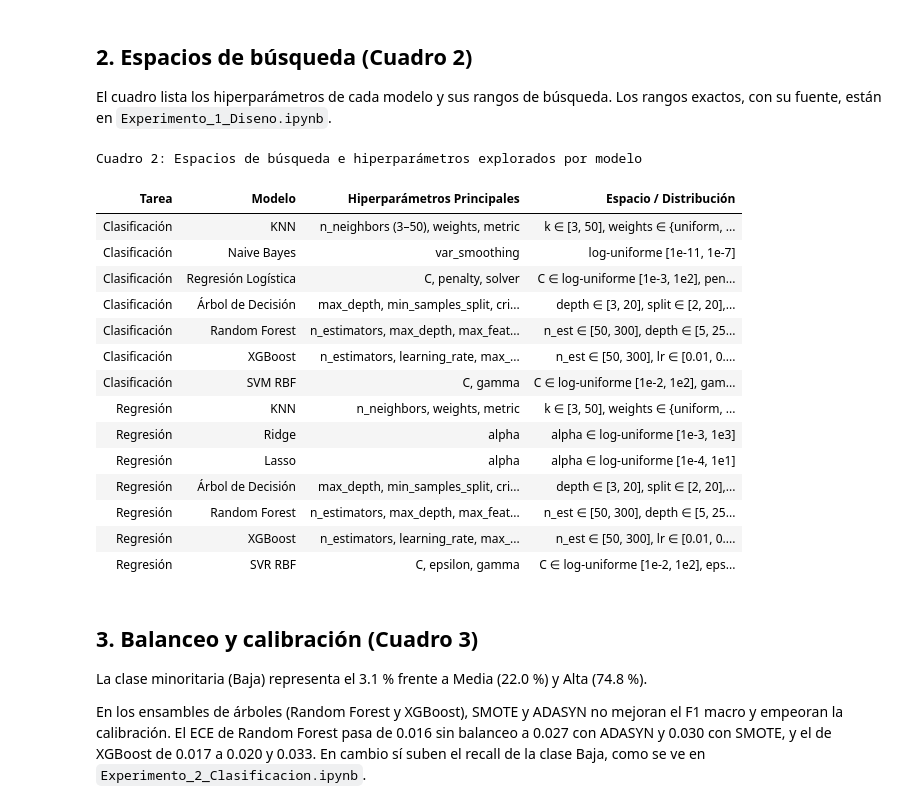
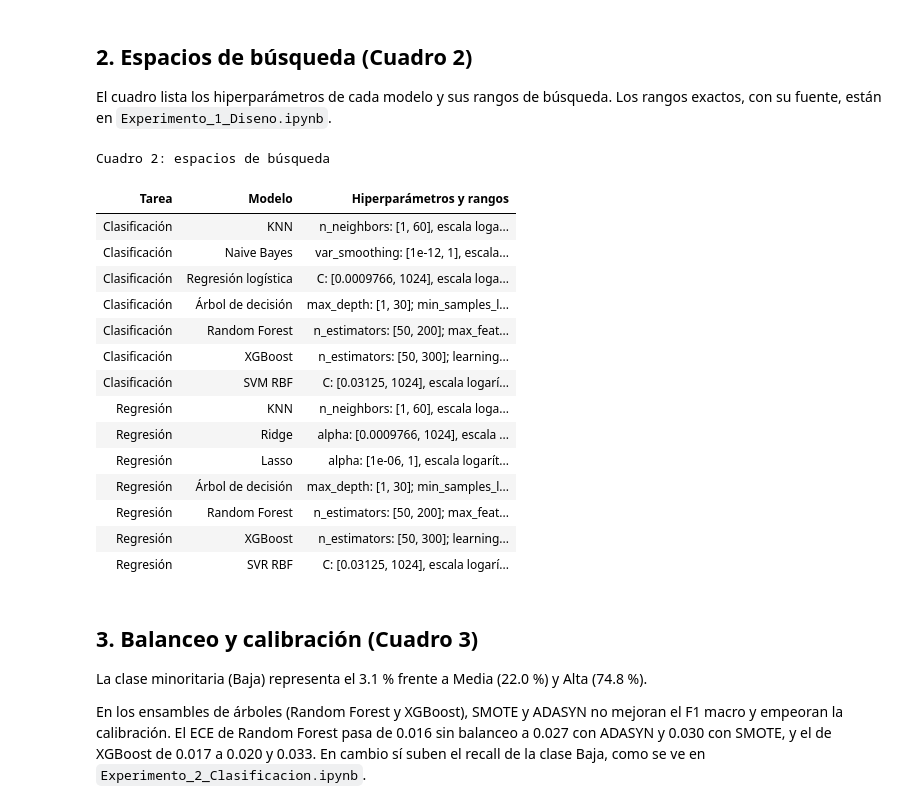
Before and after one commit to AlexT09/ModelSolar, a Jupyter notebook: ml presentación/proceso/Resumen_Final.ipynb, the cells around one changed output. Saved outputs shown, nothing was run; the diff lists cells and outputs as text; code cells hidden in the pictures.

```diff
--- a/ml presentación/proceso/Resumen_Final.ipynb
+++ b/ml presentación/proceso/Resumen_Final.ipynb
@@ -70,42 +89,43 @@ Cuadro 1: Desglose de combinaciones en el pipeline experimental
 
 El cuadro lista los hiperparámetros de cada modelo y sus rangos de búsqueda. Los rangos exactos, con su fuente, están en `Experimento_1_Diseno.ipynb`.
 # %%
-# Cuadro 2: Espacios de búsqueda e hiperparámetros por modelo
-cuadro_2_data = [
-    {"Tarea": "Clasificación", "Modelo": "KNN", "Hiperparámetros Principales": "n_neighbors (3–50), weights, metric", "Espacio / Distribución": "k ∈ [3, 50], weights ∈ {uniform, distance}, metric ∈ {euclidean, manhattan}"},
-    {"Tarea": "Clasificación", "Modelo": "Naive Bayes", "Hiperparámetros Principales": "var_smoothing", "Espacio / Distribución": "log-uniforme [1e-11, 1e-7]"},
-    {"Tarea": "Clasificación", "Modelo": "Regresión Logística", "Hiperparámetros Principales": "C, penalty, solver", "Espacio / Distribución": "C ∈ log-uniforme [1e-3, 1e2], penalty ∈ {l1, l2}, solver ∈ {saga, liblinear}"},
-    {"Tarea": "Clasificación", "Modelo": "Árbol de Decisión", "Hiperparámetros Principales": "max_depth, min_samples_split, criterion", "Espacio / Distribución": "depth ∈ [3, 20], split ∈ [2, 20], criterion ∈ {gini, entropy}"},
-    {"Tarea": "Clasificación", "Modelo": "Random Forest", "Hiperparámetros Principales": "n_estimators, max_depth, max_features", "Espacio / Distribución": "n_est ∈ [50, 300], depth ∈ [5, 25], features ∈ {sqrt, log2}"},
-    {"Tarea": "Clasificación", "Modelo": "XGBoost", "Hiperparámetros Principales": "n_estimators, learning_rate, max_depth, subsample", "Espacio / Distribución": "n_est ∈ [50, 300], lr ∈ [0.01, 0.3], depth ∈ [3, 10], subsample ∈ [0.6, 1.0]"},
-    {"Tarea": "Clasificación", "Modelo": "SVM RBF", "Hiperparámetros Principales": "C, gamma", "Espacio / Distribución": "C ∈ log-uniforme [1e-2, 1e2], gamma ∈ {scale, auto, log-uniforme [1e-3, 1]}"},
-    {"Tarea": "Regresión", "Modelo": "KNN", "Hiperparámetros Principales": "n_neighbors, weights, metric", "Espacio / Distribución": "k ∈ [3, 50], weights ∈ {uniform, distance}, metric ∈ {euclidean, manhattan}"},
-    {"Tarea": "Regresión", "Modelo": "Ridge", "Hiperparámetros Principales": "alpha", "Espacio / Distribución": "alpha ∈ log-uniforme [1e-3, 1e3]"},
-    {"Tarea": "Regresión", "Modelo": "Lasso", "Hiperparámetros Principales": "alpha", "Espacio / Distribución": "alpha ∈ log-uniforme [1e-4, 1e1]"},
-    {"Tarea": "Regresión", "Modelo": "Árbol de Decisión", "Hiperparámetros Principales": "max_depth, min_samples_split, criterion", "Espacio / Distribución": "depth ∈ [3, 20], split ∈ [2, 20], criterion ∈ {squared_error, friedman_mse}"},
-    {"Tarea": "Regresión", "Modelo": "Random Forest", "Hiperparámetros Principales": "n_estimators, max_depth, max_features", "Espacio / Distribución": "n_est ∈ [50, 300], depth ∈ [5, 25], features ∈ {sqrt, 1.0}"},
-    {"Tarea": "Regresión", "Modelo": "XGBoost", "Hiperparámetros Principales": "n_estimators, learning_rate, max_depth, subsample", "Espacio / Distribución": "n_est ∈ [50, 300], lr ∈ [0.01, 0.3], depth ∈ [3, 10], colsample ∈ [0.6, 1.0]"},
-    {"Tarea": "Regresión", "Modelo": "SVR RBF", "Hiperparámetros Principales": "C, epsilon, gamma", "Espacio / Distribución": "C ∈ log-uniforme [1e-2, 1e2], epsilon ∈ [0.01, 0.5], gamma ∈ {scale, auto}"}
-]
-cuadro_2 = pd.DataFrame(cuadro_2_data)
-display(cuadro_2.style.set_caption("Cuadro 2: Espacios de búsqueda e hiperparámetros explorados por modelo").hide(axis='index'))
+# Cuadro 2: espacios de búsqueda de cada modelo, leídos de la definición del experimento
+from src import models
+
+def describe(spec):
+    if spec[0] == "cat":
+        return "{" + ", ".join(map(str, spec[1])) + "}"
+    num = lambda x: str(int(x)) if float(x).is_integer() else f"{x:.4g}"
+    return f"[{num(spec[1])}, {num(spec[2])}]" + (", escala logarítmica" if spec[3] else "")
+
+filas = []
+for tarea, nombre in [("clf", "Clasificación"), ("reg", "Regresión")]:
+    for modelo in models.MODELOS[tarea]:
+        espacio = models.ESPACIOS[tarea][modelo]
+        filas.append({
+            "Tarea": nombre,
+            "Modelo": modelo,
+            "Hiperparámetros y rangos": "; ".join(f"{p}: {describe(s)}" for p, s in espacio.items()),
+        })
+cuadro_2 = pd.DataFrame(filas)
+display(cuadro_2.style.set_caption("Cuadro 2: espacios de búsqueda").hide(axis='index'))
 # %% [output]
-Cuadro 2: Espacios de búsqueda e hiperparámetros explorados por modelo
+Cuadro 2: espacios de búsqueda
-| Tarea | Modelo | Hiperparámetros Principales | Espacio / Distribución |
-| Clasificación | KNN | n_neighbors (3–50), weights, metric | k ∈ [3, 50], weights ∈ {uniform, ... |
-| Clasificación | Naive Bayes | var_smoothing | log-uniforme [1e-11, 1e-7] |
-| Clasificación | Regresión Logística | C, penalty, solver | C ∈ log-uniforme [1e-3, 1e2], pen... |
-| Clasificación | Árbol de Decisión | max_depth, min_samples_split, cri... | depth ∈ [3, 20], split ∈ [2, 20],... |
-| Clasificación | Random Forest | n_estimators, max_depth, max_feat... | n_est ∈ [50, 300], depth ∈ [5, 25... |
-| Clasificación | XGBoost | n_estimators, learning_rate, max_... | n_est ∈ [50, 300], lr ∈ [0.01, 0.... |
-| Clasificación | SVM RBF | C, gamma | C ∈ log-uniforme [1e-2, 1e2], gam... |
-| Regresión | KNN | n_neighbors, weights, metric | k ∈ [3, 50], weights ∈ {uniform, ... |
-| Regresión | Ridge | alpha | alpha ∈ log-uniforme [1e-3, 1e3] |
-| Regresión | Lasso | alpha | alpha ∈ log-uniforme [1e-4, 1e1] |
-| Regresión | Árbol de Decisión | max_depth, min_samples_split, cri... | depth ∈ [3, 20], split ∈ [2, 20],... |
-| Regresión | Random Forest | n_estimators, max_depth, max_feat... | n_est ∈ [50, 300], depth ∈ [5, 25... |
-| Regresión | XGBoost | n_estimators, learning_rate, max_... | n_est ∈ [50, 300], lr ∈ [0.01, 0.... |
-| Regresión | SVR RBF | C, epsilon, gamma | C ∈ log-uniforme [1e-2, 1e2], eps... |
+| Tarea | Modelo | Hiperparámetros y rangos |
+| Clasificación | KNN | n_neighbors: [1, 60], escala loga... |
+| Clasificación | Naive Bayes | var_smoothing: [1e-12, 1], escala... |
+| Clasificación | Regresión logística | C: [0.0009766, 1024], escala loga... |
+| Clasificación | Árbol de decisión | max_depth: [1, 30]; min_samples_l... |
+| Clasificación | Random Forest | n_estimators: [50, 200]; max_feat... |
+| Clasificación | XGBoost | n_estimators: [50, 300]; learning... |
+| Clasificación | SVM RBF | C: [0.03125, 1024], escala logarí... |
+| Regresión | KNN | n_neighbors: [1, 60], escala loga... |
+| Regresión | Ridge | alpha: [0.0009766, 1024], escala ... |
+| Regresión | Lasso | alpha: [1e-06, 1], escala logarít... |
+| Regresión | Árbol de decisión | max_depth: [1, 30]; min_samples_l... |
+| Regresión | Random Forest | n_estimators: [50, 200]; max_feat... |
+| Regresión | XGBoost | n_estimators: [50, 300]; learning... |
+| Regresión | SVR RBF | C: [0.03125, 1024], escala logarí... |
 # %% [markdown]
 ## 3. Balanceo y calibración (Cuadro 3)
 
```
Also changed, not shown: parts of 8 cells of this notebook.
